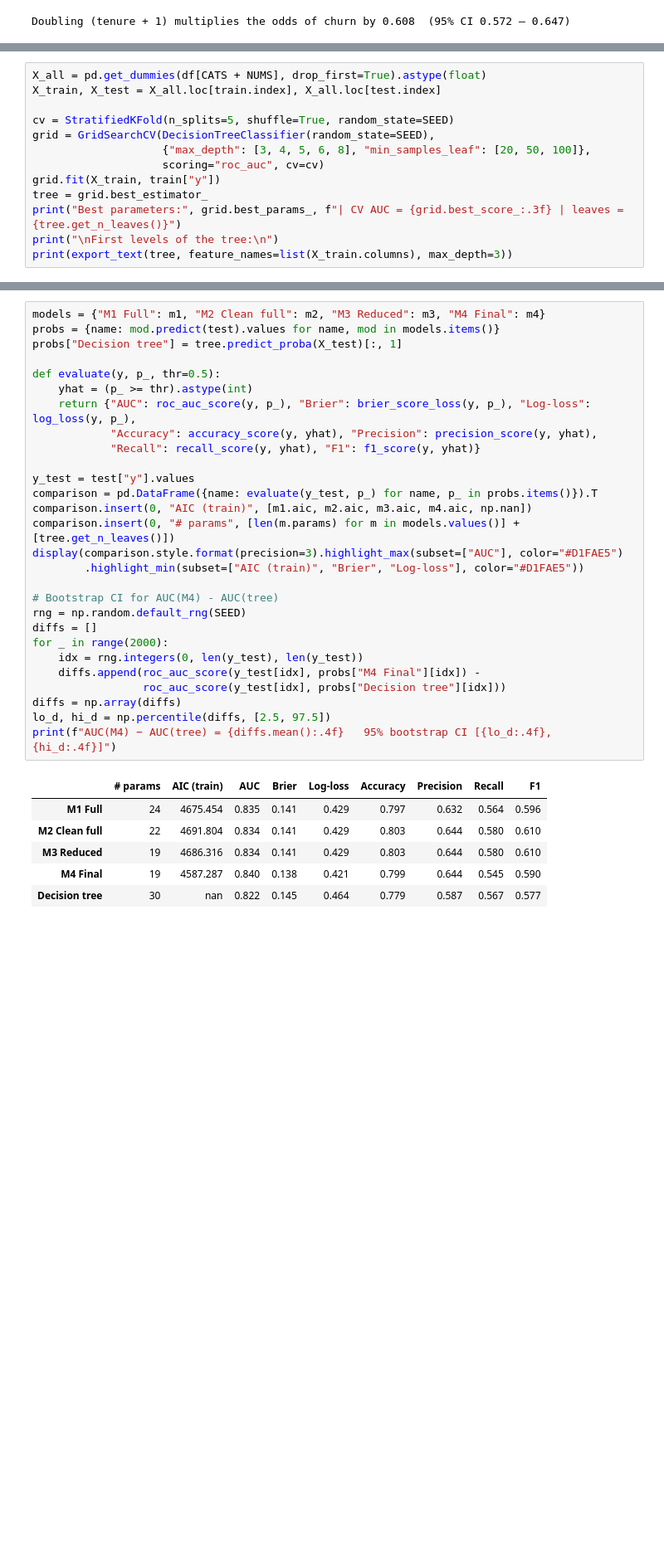
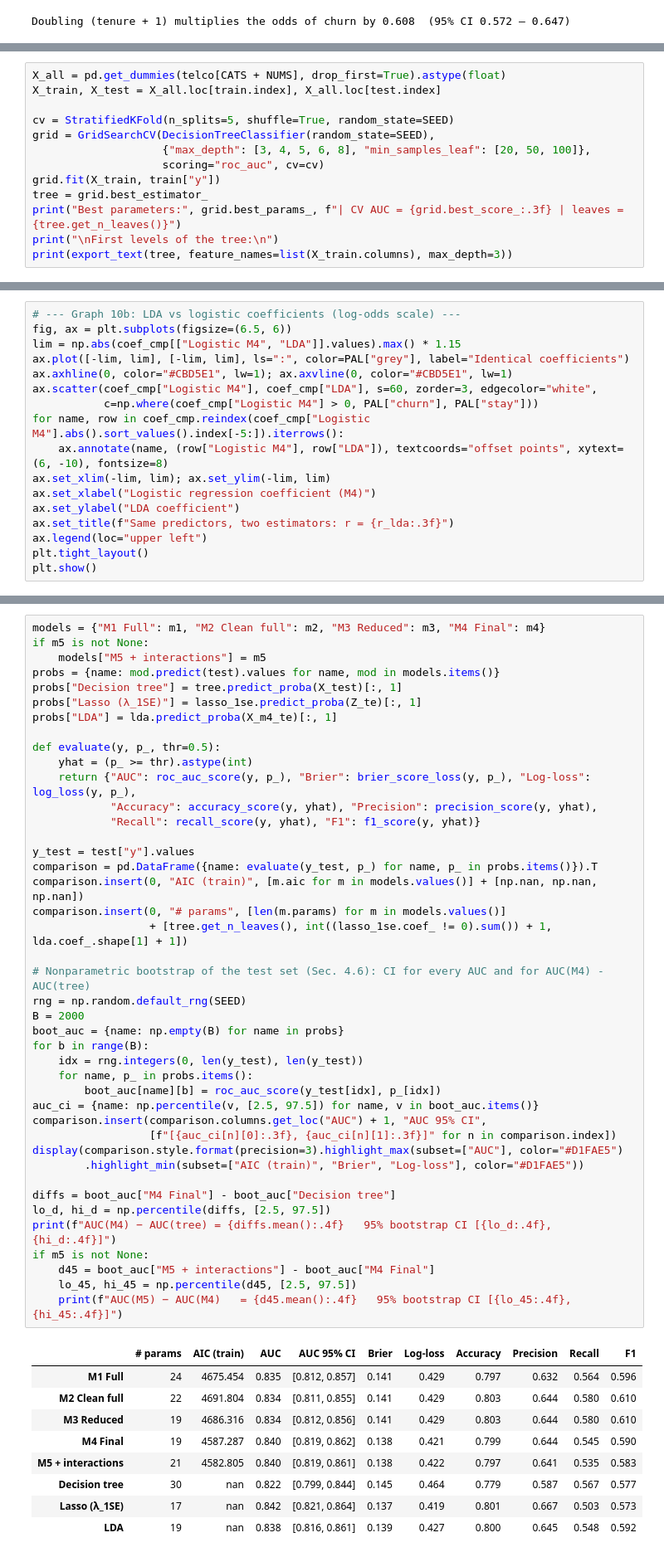
Before and after one commit to r3mo-usd/AAI-500-02-final-project-Sahana-Javier, a Jupyter notebook: src/model/Telco_Churn_PartB_Model_Selection.ipynb, the cells around one changed output, grey strips where cells are left out. Shown at 83% size. Drawn from its saved outputs; the diff is of its cells as text; blank space fills up the shorter version.

Commit message:
Update notebook with A/B test added

```diff
--- a/src/model/Telco_Churn_PartB_Model_Selection.ipynb
+++ b/src/model/Telco_Churn_PartB_Model_Selection.ipynb
@@ -812,7 +1316,7 @@ A classification tree (Ch. 8) recursively splits the predictor space to create g
 
 To avoid overfitting, `max_depth` and `min_samples_leaf` are tuned by **5-fold stratified cross-validation on the training set** (criterion: ROC-AUC). The tree receives *all* variables, including the charges, because multicollinearity is not a problem for prediction.
 # %%
-X_all = pd.get_dummies(df[CATS + NUMS], drop_first=True).astype(float)
+X_all = pd.get_dummies(telco[CATS + NUMS], drop_first=True).astype(float)
 X_train, X_test = X_all.loc[train.index], X_all.loc[test.index]
 
 cv = StratifiedKFold(n_splits=5, shuffle=True, random_state=SEED)
@@ -853,0 +1414,17 @@ fig.show()
+# %%
+# --- Graph 10b: LDA vs logistic coefficients (log-odds scale) ---
+fig, ax = plt.subplots(figsize=(6.5, 6))
+lim = np.abs(coef_cmp[["Logistic M4", "LDA"]].values).max() * 1.15
+ax.plot([-lim, lim], [-lim, lim], ls=":", color=PAL["grey"], label="Identical coefficients")
+ax.axhline(0, color="#CBD5E1", lw=1); ax.axvline(0, color="#CBD5E1", lw=1)
+ax.scatter(coef_cmp["Logistic M4"], coef_cmp["LDA"], s=60, zorder=3, edgecolor="white",
+           c=np.where(coef_cmp["Logistic M4"] > 0, PAL["churn"], PAL["stay"]))
+for name, row in coef_cmp.reindex(coef_cmp["Logistic M4"].abs().sort_values().index[-5:]).iterrows():
+    ax.annotate(name, (row["Logistic M4"], row["LDA"]), textcoords="offset points", xytext=(6, -10), fontsize=8)
+ax.set_xlim(-lim, lim); ax.set_ylim(-lim, lim)
+ax.set_xlabel("Logistic regression coefficient (M4)")
+ax.set_ylabel("LDA coefficient")
+ax.set_title(f"Same predictors, two estimators: r = {r_lda:.3f}")
+ax.legend(loc="upper left")
+plt.tight_layout()
+plt.show()
@@ -867,36 +1459,53 @@ To test whether the logistic model really beats the tree, we compute a **bootstr
 # %%
 models = {"M1 Full": m1, "M2 Clean full": m2, "M3 Reduced": m3, "M4 Final": m4}
+if m5 is not None:
+    models["M5 + interactions"] = m5
 probs = {name: mod.predict(test).values for name, mod in models.items()}
 probs["Decision tree"] = tree.predict_proba(X_test)[:, 1]
+probs["Lasso (λ_1SE)"] = lasso_1se.predict_proba(Z_te)[:, 1]
+probs["LDA"] = lda.predict_proba(X_m4_te)[:, 1]
 
 def evaluate(y, p_, thr=0.5):
     yhat = (p_ >= thr).astype(int)
     return {"AUC": roc_auc_score(y, p_), "Brier": brier_score_loss(y, p_), "Log-loss": log_loss(y, p_),
             "Accuracy": accuracy_score(y, yhat), "Precision": precision_score(y, yhat),
             "Recall": recall_score(y, yhat), "F1": f1_score(y, yhat)}
 
 y_test = test["y"].values
 comparison = pd.DataFrame({name: evaluate(y_test, p_) for name, p_ in probs.items()}).T
-comparison.insert(0, "AIC (train)", [m1.aic, m2.aic, m3.aic, m4.aic, np.nan])
-comparison.insert(0, "# params", [len(m.params) for m in models.values()] + [tree.get_n_leaves()])
+comparison.insert(0, "AIC (train)", [m.aic for m in models.values()] + [np.nan, np.nan, np.nan])
+comparison.insert(0, "# params", [len(m.params) for m in models.values()]
+                  + [tree.get_n_leaves(), int((lasso_1se.coef_ != 0).sum()) + 1, lda.coef_.shape[1] + 1])
+
+# Nonparametric bootstrap of the test set (Sec. 4.6): CI for every AUC and for AUC(M4) - AUC(tree)
+rng = np.random.default_rng(SEED)
+B = 2000
+boot_auc = {name: np.empty(B) for name in probs}
+for b in range(B):
+    idx = rng.integers(0, len(y_test), len(y_test))
+    for name, p_ in probs.items():
+        boot_auc[name][b] = roc_auc_score(y_test[idx], p_[idx])
+auc_ci = {name: np.percentile(v, [2.5, 97.5]) for name, v in boot_auc.items()}
+comparison.insert(comparison.columns.get_loc("AUC") + 1, "AUC 95% CI",
+                  [f"[{auc_ci[n][0]:.3f}, {auc_ci[n][1]:.3f}]" for n in comparison.index])
 display(comparison.style.format(precision=3).highlight_max(subset=["AUC"], color="#D1FAE5")
         .highlight_min(subset=["AIC (train)", "Brier", "Log-loss"], color="#D1FAE5"))
 
-# Bootstrap CI for AUC(M4) - AUC(tree)
-rng = np.random.default_rng(SEED)
-diffs = []
-for _ in range(2000):
-    idx = rng.integers(0, len(y_test), len(y_test))
-    diffs.append(roc_auc_score(y_test[idx], probs["M4 Final"][idx]) -
-                 roc_auc_score(y_test[idx], probs["Decision tree"][idx]))
-diffs = np.array(diffs)
+diffs = boot_auc["M4 Final"] - boot_auc["Decision tree"]
 lo_d, hi_d = np.percentile(diffs, [2.5, 97.5])
 print(f"AUC(M4) − AUC(tree) = {diffs.mean():.4f}   95% bootstrap CI [{lo_d:.4f}, {hi_d:.4f}]")
+if m5 is not None:
+    d45 = boot_auc["M5 + interactions"] - boot_auc["M4 Final"]
+    lo_45, hi_45 = np.percentile(d45, [2.5, 97.5])
+    print(f"AUC(M5) − AUC(M4)   = {d45.mean():.4f}   95% bootstrap CI [{lo_45:.4f}, {hi_45:.4f}]")
 # %% [output]
-|  | # params | AIC (train) | AUC | Brier | Log-loss | Accuracy | Precision | Recall | F1 |
-| M1 Full | 24 | 4675.454 | 0.835 | 0.141 | 0.429 | 0.797 | 0.632 | 0.564 | 0.596 |
-| M2 Clean full | 22 | 4691.804 | 0.834 | 0.141 | 0.429 | 0.803 | 0.644 | 0.580 | 0.610 |
-| M3 Reduced | 19 | 4686.316 | 0.834 | 0.141 | 0.429 | 0.803 | 0.644 | 0.580 | 0.610 |
-| M4 Final | 19 | 4587.287 | 0.840 | 0.138 | 0.421 | 0.799 | 0.644 | 0.545 | 0.590 |
-| Decision tree | 30 | nan | 0.822 | 0.145 | 0.464 | 0.779 | 0.587 | 0.567 | 0.577 |
+|  | # params | AIC (train) | AUC | AUC 95% CI | Brier | Log-loss | Accuracy | Precision | Recall | F1 |
+| M1 Full | 24 | 4675.454 | 0.835 | [0.812, 0.857] | 0.141 | 0.429 | 0.797 | 0.632 | 0.564 | 0.596 |
+| M2 Clean full | 22 | 4691.804 | 0.834 | [0.811, 0.855] | 0.141 | 0.429 | 0.803 | 0.644 | 0.580 | 0.610 |
+| M3 Reduced | 19 | 4686.316 | 0.834 | [0.812, 0.856] | 0.141 | 0.429 | 0.803 | 0.644 | 0.580 | 0.610 |
+| M4 Final | 19 | 4587.287 | 0.840 | [0.819, 0.862] | 0.138 | 0.421 | 0.799 | 0.644 | 0.545 | 0.590 |
+| M5 + interactions | 21 | 4582.805 | 0.840 | [0.819, 0.861] | 0.138 | 0.422 | 0.797 | 0.641 | 0.535 | 0.583 |
+| Decision tree | 30 | nan | 0.822 | [0.799, 0.844] | 0.145 | 0.464 | 0.779 | 0.587 | 0.567 | 0.577 |
+| Lasso (λ_1SE) | 17 | nan | 0.842 | [0.821, 0.864] | 0.137 | 0.419 | 0.801 | 0.667 | 0.503 | 0.573 |
+| LDA | 19 | nan | 0.838 | [0.816, 0.861] | 0.139 | 0.427 | 0.800 | 0.645 | 0.548 | 0.592 |
 AUC(M4) − AUC(tree) = 0.0184   95% bootstrap CI [0.0062, 0.0302]
```
Also changed, not shown: parts of 66 cells of this notebook, 1 other file.
